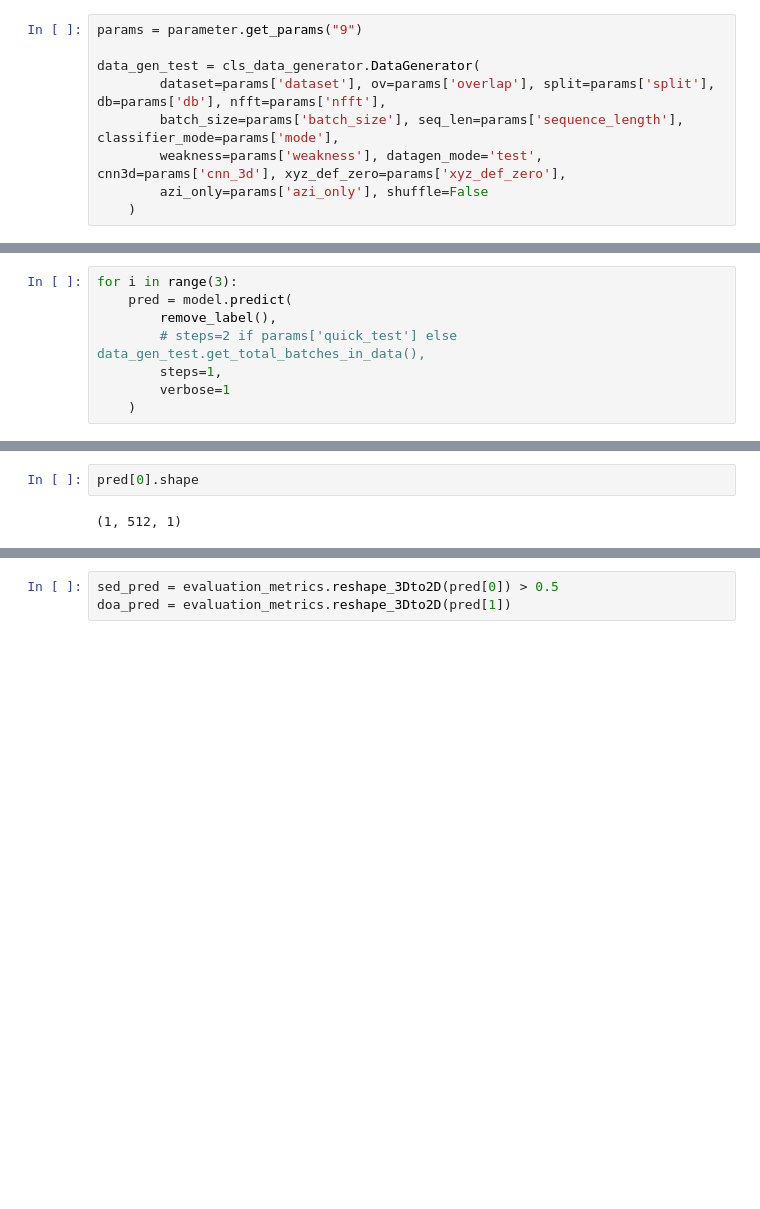
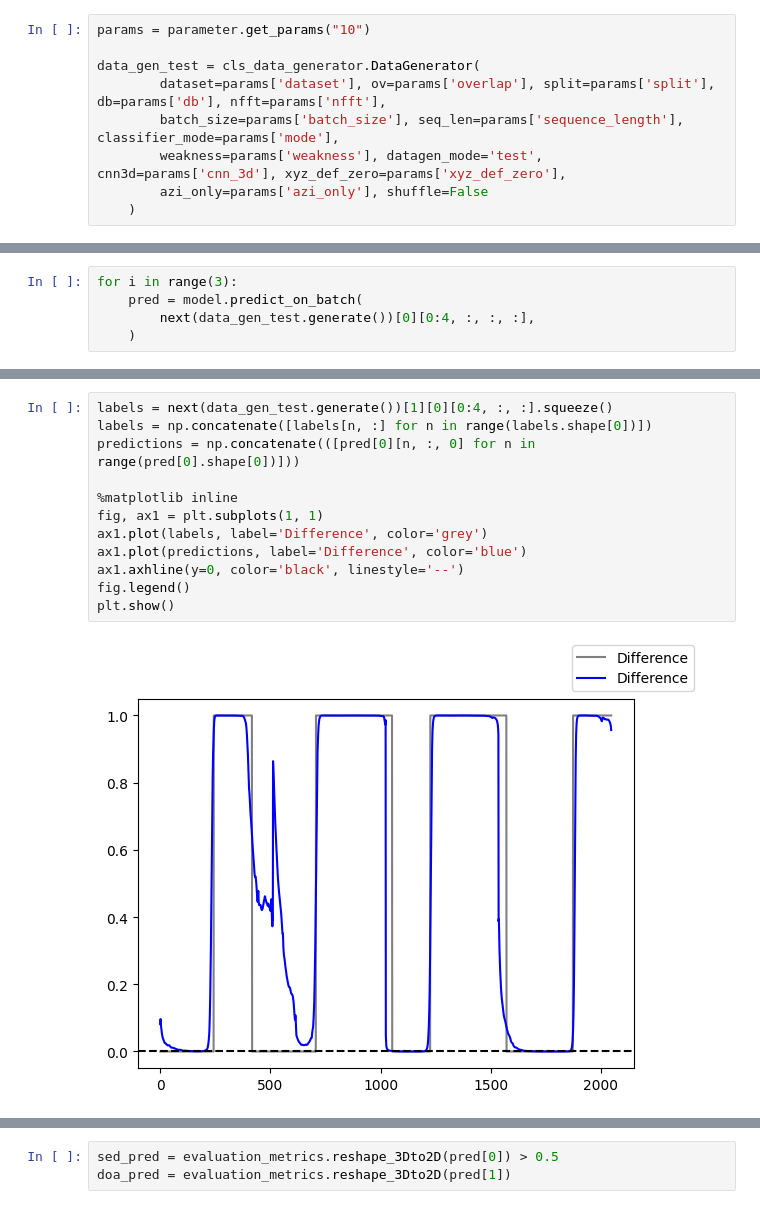
Before and after one commit to izzan-alfian/SELD-quadcopter, a Jupyter notebook: run_model.ipynb, the cells around one changed output, grey strips where cells are left out. Saved outputs shown, nothing was run; the diff lists cells and outputs as text; blank space fills up the shorter version.

```diff
--- a/run_model.ipynb
+++ b/run_model.ipynb
@@ -43,5 +47,5 @@ Model: "functional"
 # %%
-params = parameter.get_params("9")
+params = parameter.get_params("10")
 
 data_gen_test = cls_data_generator.DataGenerator(
         dataset=params['dataset'], ov=params['overlap'], split=params['split'], db=params['db'], nfft=params['nfft'],
@@ -75,9 +74,6 @@ def remove_label():
 # %%
 for i in range(3):
-    pred = model.predict(
-        remove_label(),
-        # steps=2 if params['quick_test'] else data_gen_test.get_total_batches_in_data(),
-        steps=1,
-        verbose=1
+    pred = model.predict_on_batch(
+        next(data_gen_test.generate())[0][0:4, :, :, :],
     )
 # %% [output]
@@ -87,4 +81,14 @@ for i in range(3):
-# %%
-pred[0].shape
-# %% [output]
-(1, 512, 1)
+# %%
+labels = next(data_gen_test.generate())[1][0][0:4, :, :].squeeze()
+labels = np.concatenate([labels[n, :] for n in range(labels.shape[0])])
+predictions = np.concatenate(([pred[0][n, :, 0] for n in range(pred[0].shape[0])]))
+
+%matplotlib inline
+fig, ax1 = plt.subplots(1, 1)
+ax1.plot(labels, label='Difference', color='grey')
+ax1.plot(predictions, label='Difference', color='blue')
+ax1.axhline(y=0, color='black', linestyle='--')
+fig.legend()
+plt.show()
+# %% [output]
+[figure, added]
```
Also changed, not shown: parts of 7 cells of this notebook, 12 other files.
